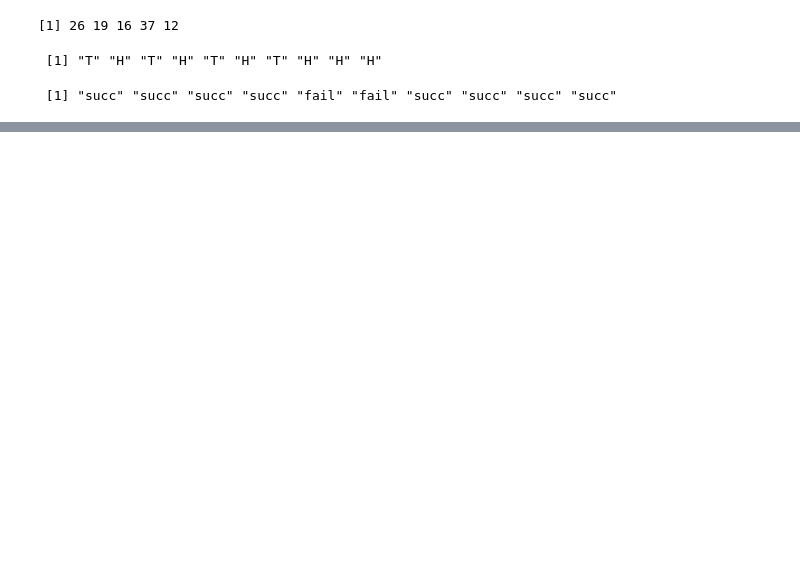
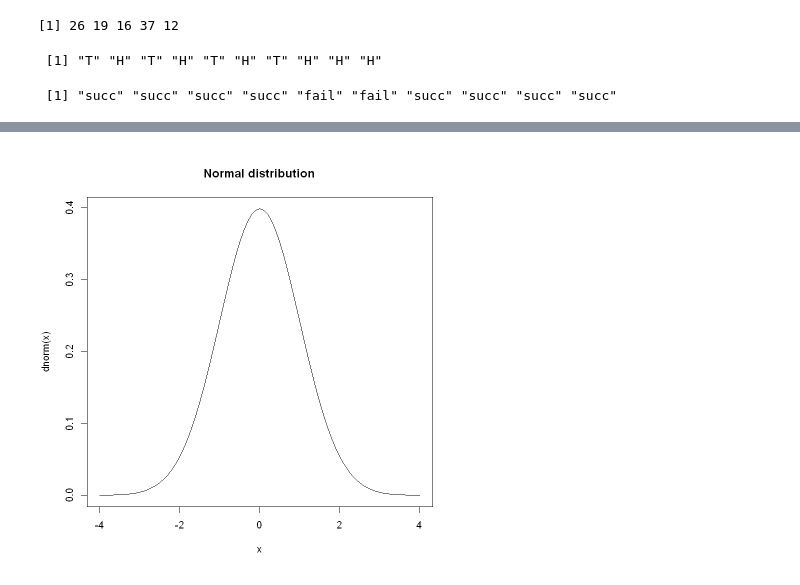
Before and after one commit to barkle2/KNOU, a Jupyter notebook: [5-1]데이터분석방법론(1)/03 Probability and Distributions.ipynb, the cells around one changed output, grey strips where cells are left out. Drawn from its saved outputs; the diff is of its cells as text; code cells hidden in the pictures; blank space fills up the shorter version.

```diff
--- a/[5-1]데이터분석방법론(1)/03 Probability and Distributions.ipynb
+++ b/[5-1]데이터분석방법론(1)/03 Probability and Distributions.ipynb
@@ -29,0 +64,8 @@ sample(c('succ', 'fail'), 10, replace=T, prob=c(0.9, 0.1))
+# %%
+# Normal distribution
+
+x <- seq(-4, 4, 0.1)
+plot(x, dnorm(x), type='l')
+title("Normal distribution")
+# %% [output]
+[figure, added]
```
Also changed, not shown: parts of 22 cells of this notebook.
